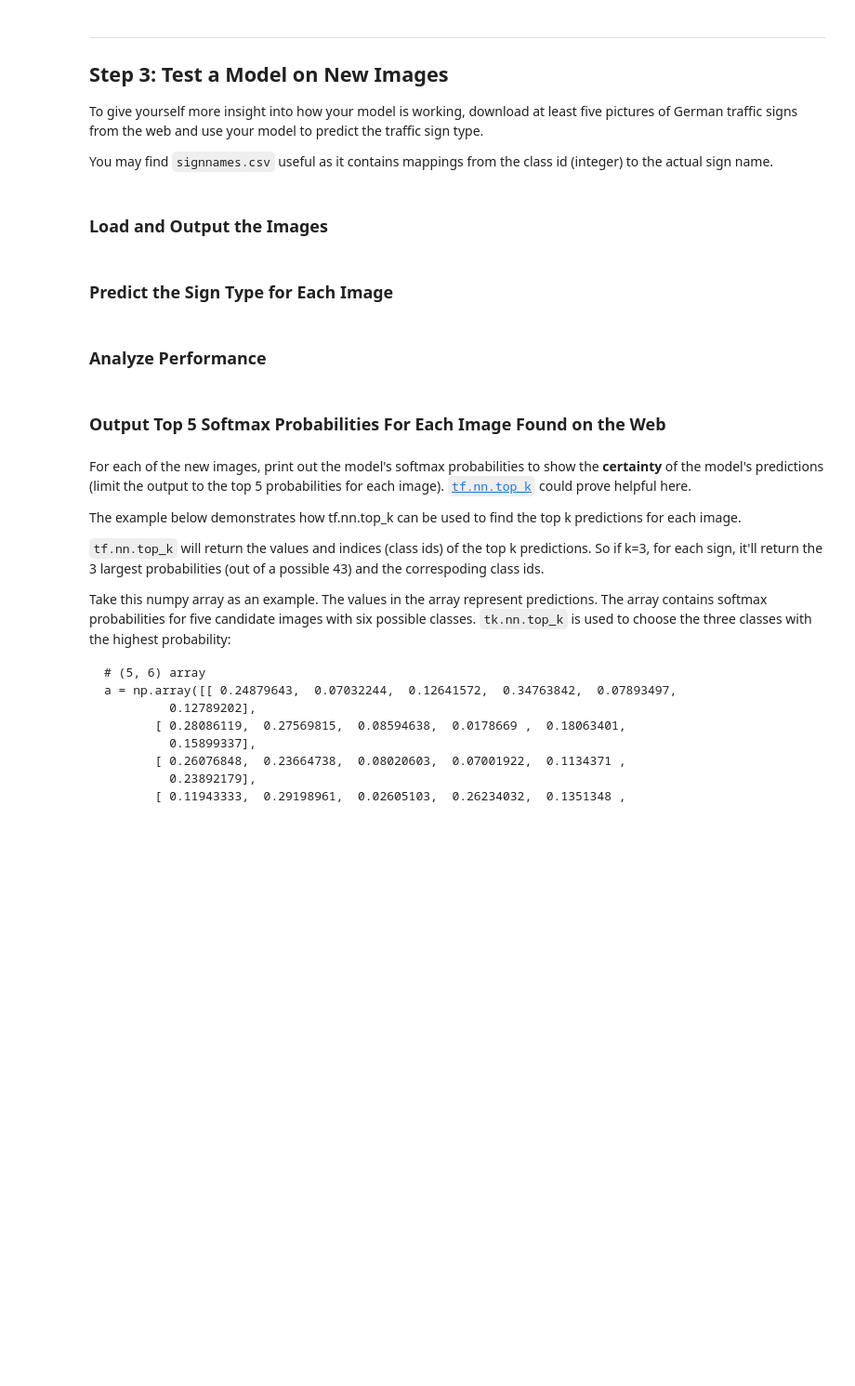
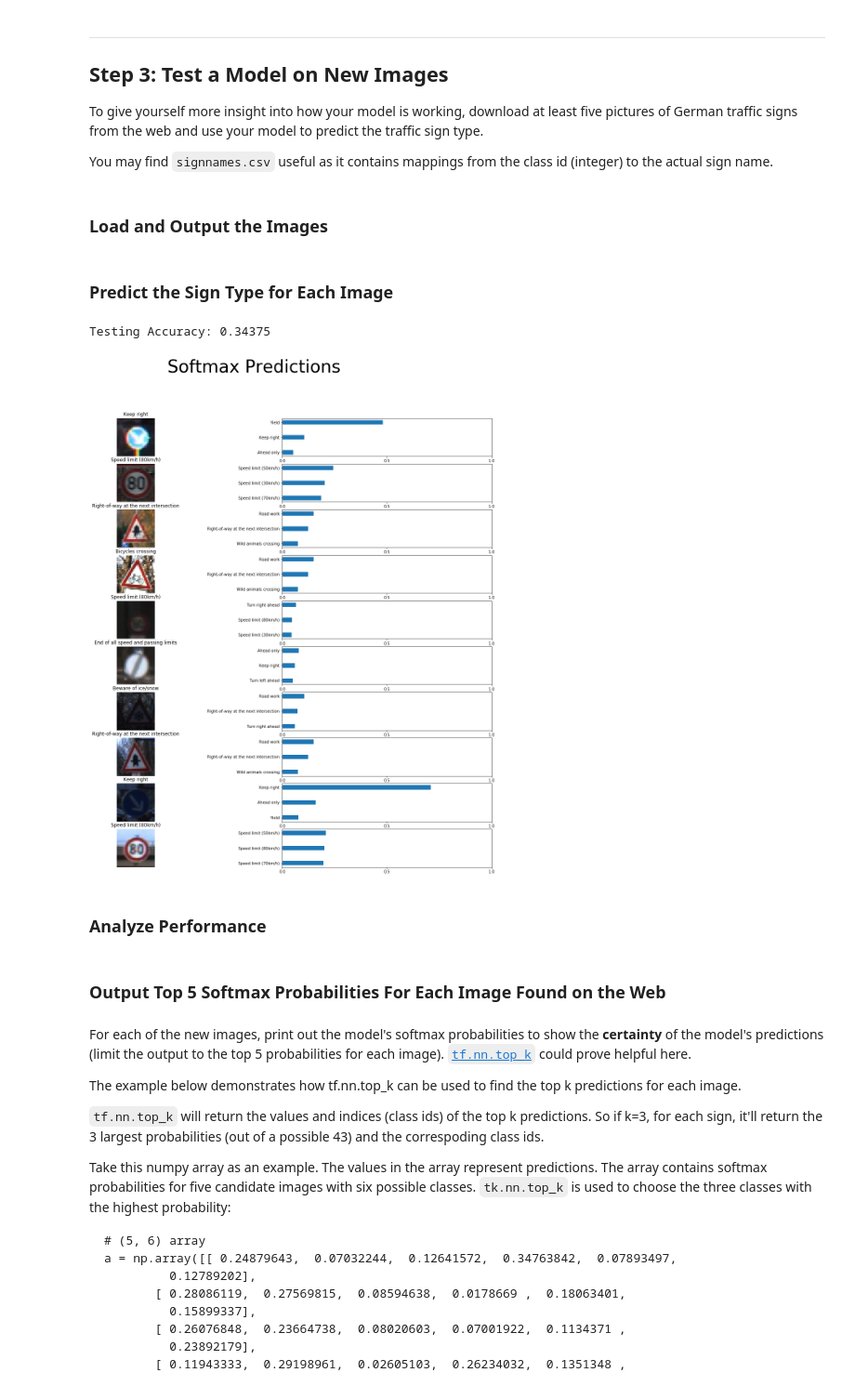
Before and after one commit to AndysDeepAbstractions/CarND-Traffic-Sign-Classifier-Project, a Jupyter notebook: Traffic_Sign_Classifier.ipynb, the cells around one changed output. Shown: that part at 93% size. Saved outputs shown, nothing was run; the diff lists cells and outputs as text; code cells hidden in the pictures; blank space fills up the shorter version.

Commit message:
model save

```diff
--- a/Traffic_Sign_Classifier.ipynb
+++ b/Traffic_Sign_Classifier.ipynb
@@ -454,19 +454,14 @@ def print_stats(session, feature_batch, label_batch, cost, accuracy):
     : cost: TensorFlow cost function
     : accuracy: TensorFlow accuracy function
     """
-    # TODO: Implement Function
-
     feed_dict={keep_prob:1.,x:feature_batch,y:label_batch}
 
-    #cost = tf.reduce_mean(tf.nn.softmax_cross_entropy_with_logits(logits=logits, labels=y))
-    #optimizer = tf.train.AdamOptimizer().minimize(cost)
-
+    # Should this be done on validation data?
     # Calculate batch loss and accuracy
     loss = session.run(cost,feed_dict=feed_dict)
-
-    # Should this be done on validation data?
     valid_acc = sess.run(accuracy,feed_dict=feed_dict)
-    print('Loss: {0:9.5f} Validation Accuracy: {1:9.5f}'.format(loss,valid_acc))
+    print('Loss: {0:9.5f} Accuracy: {1:9.5f}'.format(loss,valid_acc))
+    return loss, valid_acc
 
 def get_next_batch(batches, batch_size = 64):
     n_batches = len(batches)//batch_size
@@ -484,25 +479,33 @@ save_model_path = './'
 import time
 print('Training...')
 start = time.time()
+saver = tf.train.Saver()
 with tf.Session() as sess:
     # Initializing the variables
-    sess.run(tf.global_variables_initializer())
+    try:
+        saver.restore(sess, save_model_path)
+    except:
+        sess.run(tf.global_variables_initializer())
+
+    saved_acc = 0.0
 
     # Training cycle
     for epoch in range(epochs):
         # Loop over all batches
         n_batches = len(X_train)//batch_size
         batch_idx =  ((np.random.random(batch_size)*X_train.shape[0])).astype(int)
-        for idx in range(0,n_batches,batch_size):
+        for idx in range(0,n_batches,batch_size): # is this correct? noooooo!
             batch_features = X_train[batch_idx,:,:,:]
             batch_labels   = y_train[batch_idx]
             train_neural_network(sess, optimizer, keep_probability, batch_features, batch_labels)
-            print('Epoch {:>4}, Batch_idx {:>4}:  '.format(epoch + 1, idx), end='')
-            print_stats(sess, batch_features, batch_labels, cost, accuracy)
+            print('Epoch {:>4}, Batch {:>4}:  '.format(epoch + 1, idx), end='')
+            loss, acc = print_stats(sess, batch_features, batch_labels, cost, accuracy)
 
-    # Save Model
-    saver = tf.train.Saver()
-    save_path = saver.save(sess, save_model_path)
+        # Save Model from time to time
+        if acc > saved_acc:
+            save_path = saver.save(sess, save_model_path)
+            saved_acc = acc
+            print('Model saved')
 
 print('Training time : {}'.format(time.time() - start))
 # %% [output]
@@ -567,7 +570,7 @@ def display_image_predictions(features, labels, predictions,n_samples,top_n_pred
     fig.suptitle('Softmax Predictions', fontsize=44)
     fig.set_size_inches(21, 21)
 
-    n_predictions = 3
+    n_predictions = top_n_predictions  ### Check this later, computer is busy
     margin = 0.05
     ind = np.arange(n_predictions)
     width = (1. - 2. * margin) / n_predictions
@@ -606,33 +609,36 @@ def test_model():
         loaded_keep_prob = loaded_graph.get_tensor_by_name('keep_prob:0')
         loaded_logits = loaded_graph.get_tensor_by_name('logits:0')
         loaded_acc = loaded_graph.get_tensor_by_name('accuracy:0')
 
         # Get accuracy in batches for memory limitations
         test_batch_acc_total = 0
         test_batch_count = 0
 
         #for train_feature_batch, train_label_batch in helper.batch_features_labels(test_features, test_labels, batch_size):
         n_batches = len(X_test)//batch_size
         for idx in range(0,n_batches,batch_size):
             train_feature_batch = X_test[idx:idx+batch_size,:,:,:]
             train_label_batch   = y_test[idx:idx+batch_size]
 
             test_batch_acc_total += sess.run(
                 loaded_acc,
                 feed_dict={loaded_x: train_feature_batch, loaded_y: train_label_batch, loaded_keep_prob: 1.0})
             test_batch_count += 1
 
         print('Testing Accuracy: {}\n'.format(test_batch_acc_total/test_batch_count))
 
         # Print Random Samples
         random_test_features, random_test_labels = tuple(zip(*random.sample(list(zip(test_features, test_labels)), n_samples)))
         random_test_predictions = sess.run(
             tf.nn.top_k(tf.nn.softmax(loaded_logits), top_n_predictions),
             feed_dict={loaded_x: random_test_features, loaded_y: random_test_labels, loaded_keep_prob: 1.0})
         display_image_predictions(random_test_features, random_test_labels, random_test_predictions,n_samples,top_n_predictions)
 
 
 test_model()
+# %% [output]
+Testing Accuracy: 0.34375
+[figure, added]
 # %% [markdown]
 ### Analyze Performance
 # %%
```
Also changed, not shown: parts of 1 cell of this notebook.
